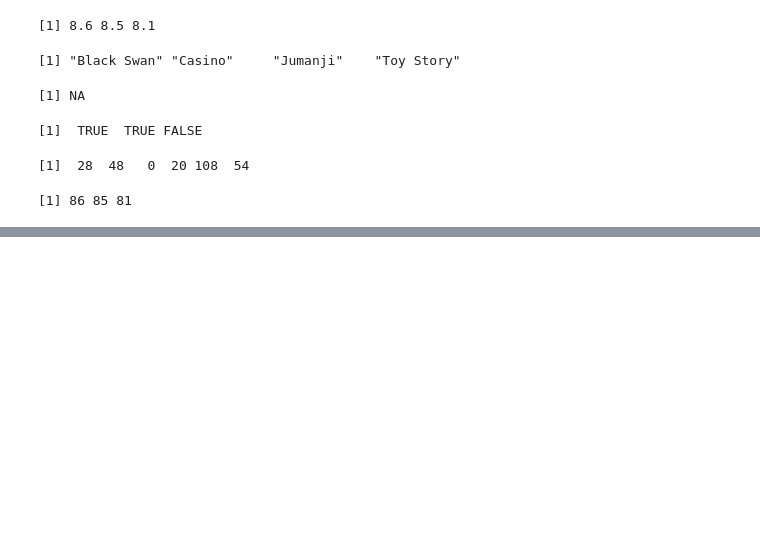
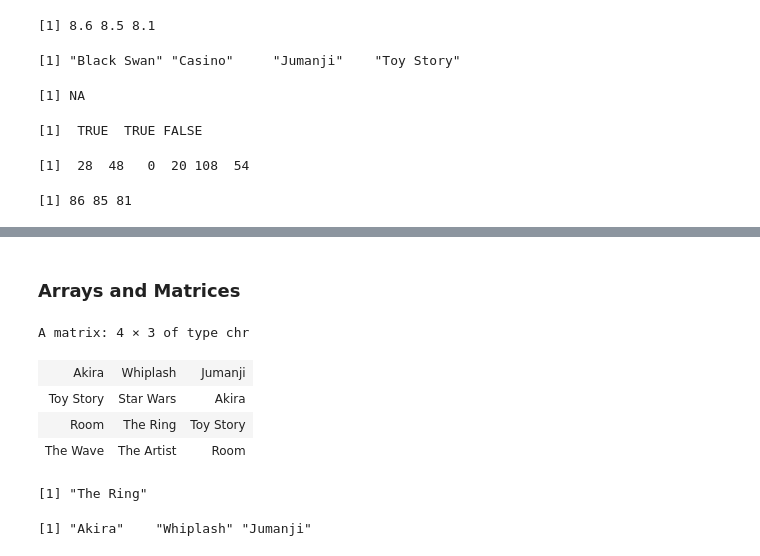
Before and after one commit to elden-l0rd/personal, a Jupyter notebook: 2022 winter hol/Intro to R.ipynb, the cells around one changed output, grey strips where cells are left out. Cells and saved outputs as stored; diff of their text form; code cells hidden in the pictures; blank space fills up the shorter version.

```diff
--- a/2022 winter hol/Intro to R.ipynb
+++ b/2022 winter hol/Intro to R.ipynb
@@ -152,0 +214,19 @@ cost_2014*10
+# %% [markdown]
+<h3>Arrays and Matrices</h3>
+# %%
+#Arrays
+movie_vector <- c("Akira", "Toy Story", "Room", "The Wave", "Whiplash",
+                  "Star Wars", "The Ring", "The Artist", "Jumanji")
+movie_array <- array(movie_vector, dim=c(4,3))
+movie_array
+
+movie_array[3,2]
+movie_array[1,]
+# %% [output]
+A matrix: 4 × 3 of type chr
+| Akira | Whiplash | Jumanji |
+| Toy Story | Star Wars | Akira |
+| Room | The Ring | Toy Story |
+| The Wave | The Artist | Room |
+[1] "The Ring"
+[1] "Akira"    "Whiplash" "Jumanji"
```
Also changed, not shown: parts of 9 cells of this notebook.
